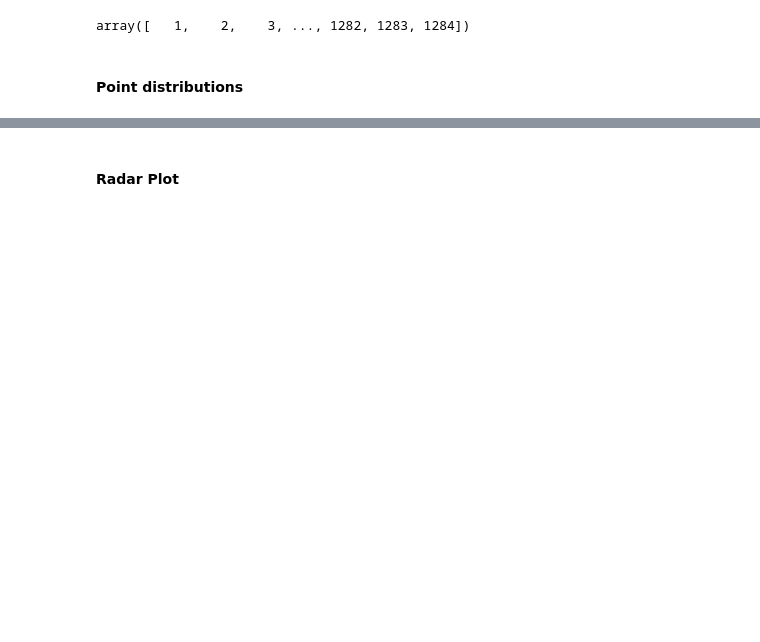
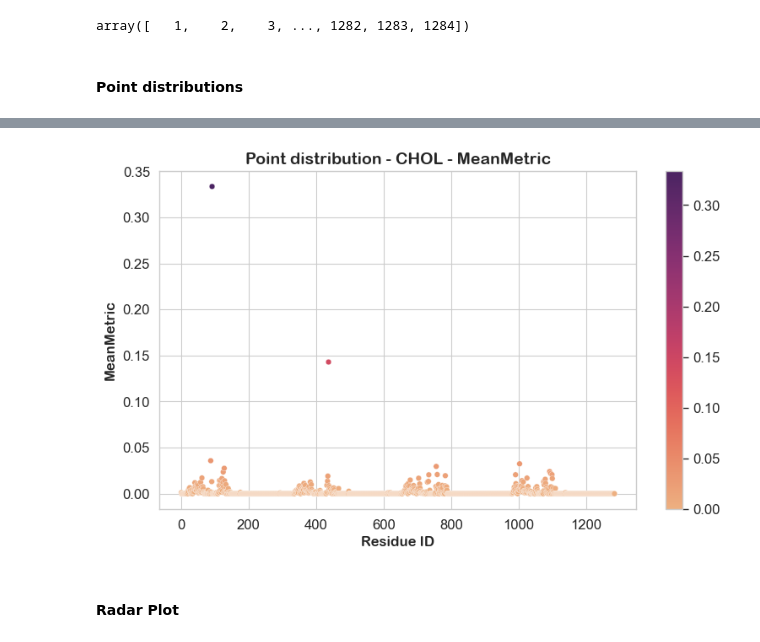
Before and after one commit to ProLint/prolint2, a Jupyter notebook: docs/notebooks/06_Generating_Plots.ipynb, the cells around one changed output, grey strips where cells are left out. Saved outputs shown, nothing was run; the diff lists cells and outputs as text; code cells hidden in the pictures; blank space fills up the shorter version.

```diff
--- a/docs/notebooks/06_Generating_Plots.ipynb
+++ b/docs/notebooks/06_Generating_Plots.ipynb
@@ -19,6 +20,7 @@ mean_contacts = metric_instance.compute()
 # %% [markdown]
 #### Point distributions
 # %%
-# from prolint2.plotting.plotting import PointDistribution
-# PD = PointDistribution(u, mean_contacts, lipid='CHOL', metric_name='MeanMetric', fig_size=(8, 5))
-# PD.save_plot(linewidth=0.24, palette='flare')
+from prolint2.plotting.plotting import PointDistribution
+PD = PointDistribution(u, mean_contacts, fig_size=(8, 5))
+PD.save_plot(lipid_type='CHOL', metric_name='MeanMetric', linewidth=0.24, palette='flare')
+# %% [output]
@@ -25,3 +28,4 @@ mean_contacts = metric_instance.compute()
+[figure, added]
 # %%
 # PD.generate_script(PointDistribution, "point_distribution.py")
 # %% [markdown]
```
Also changed, not shown: parts of 17 cells of this notebook, 4 other files.
